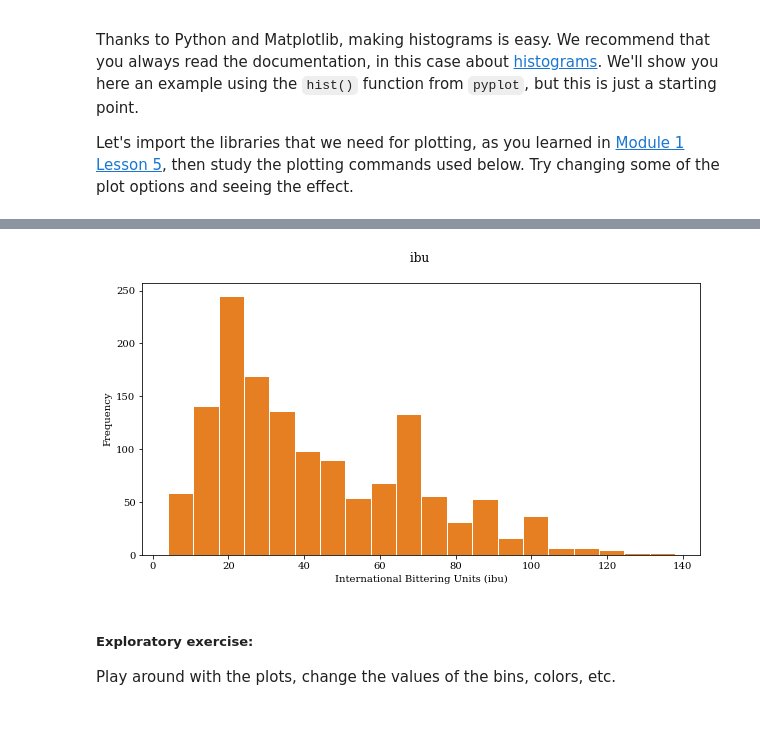
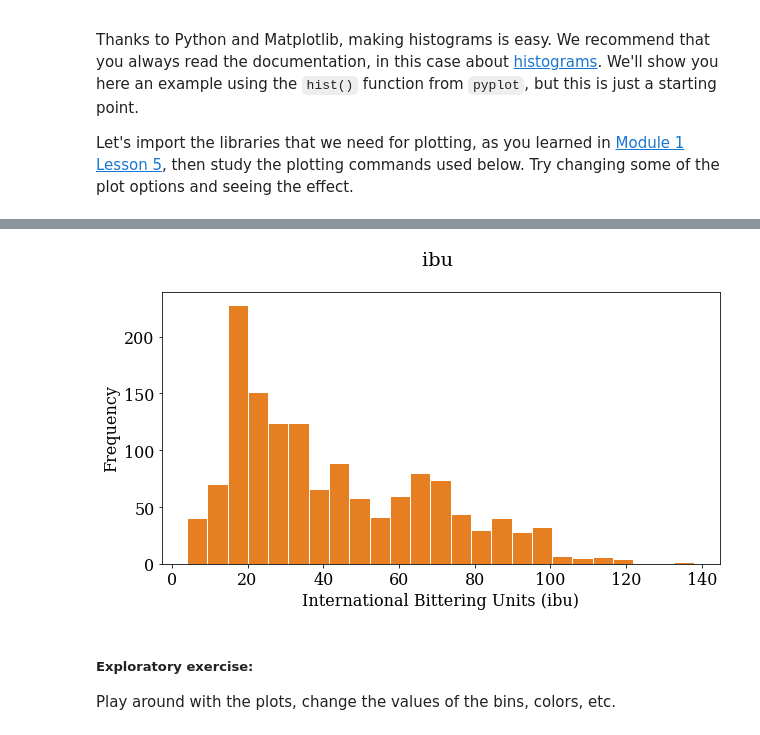
Before and after one commit to Forcystus91/ai_nov21, a Jupyter notebook: Chapter 1/13. Statistics/Part 1/Exercise_01_Cheers_Stats_Beers.ipynb, the cells around one changed output, grey strips where cells are left out. Saved outputs shown, nothing was run; the diff lists cells and outputs as text; code cells hidden in the pictures.

```diff
--- a/Chapter 1/13. Statistics/Part 1/Exercise_01_Cheers_Stats_Beers.ipynb
+++ b/Chapter 1/13. Statistics/Part 1/Exercise_01_Cheers_Stats_Beers.ipynb
@@ -43,7 +43,7 @@ operable program or batch file.
 # %% [markdown]
 We can use `pandas` to read the data from the `csv` file, and save it into a new variable called `beers`. Let's then check the type of this new variable—rememeber that we can use the function `type()` to do this.
 # %%
-beers = pandas.read_csv("beers.csv")
+beers = pd.read_csv("beers.csv")
 # %%
 type(beers)
 # %% [output]
@@ -393,15 +427,15 @@ pyplot.ylabel('Frequency');
 # %%
 #You can set the size of the figure by doing:
 pyplot.figure(figsize=(10,5))
 
 #Plotting
-pyplot.hist(ibu, bins=20, color='#e67e22', histtype='bar', edgecolor='white')
+pyplot.hist(ibu, bins=25, color='#e67e22', histtype='bar', edgecolor='white')
 #The \n is to leave a blanck line between the title and the plot
 pyplot.title('ibu \n')
 pyplot.xlabel('International Bittering Units (ibu)')
 pyplot.ylabel('Frequency');
 # %% [output]
-[figure, old version]
+[figure, new version]
 # %% [markdown]
 ##### Exploratory exercise:
 
```
Also changed, not shown: parts of 16 cells of this notebook.
